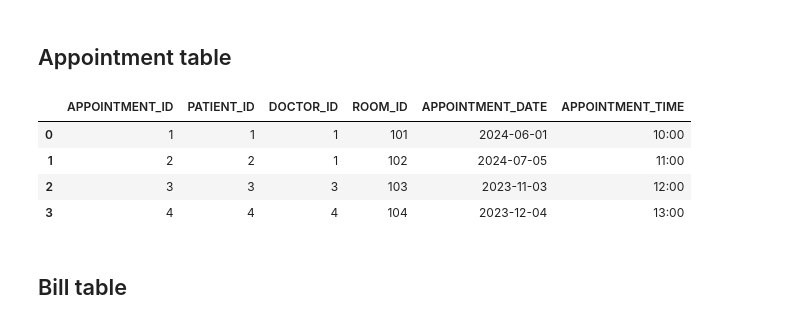
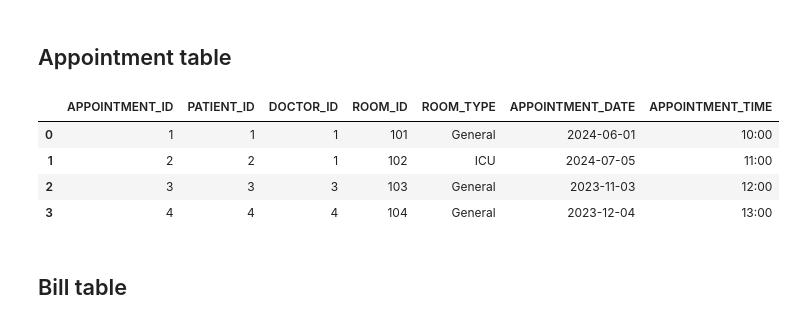
Before and after one commit to TheMagitian/hospital-normalization, a Jupyter notebook: hospital-normalization.ipynb, the cells around one changed output. Drawn from its saved outputs; the diff is of its cells as text; code cells hidden in the pictures.

```diff
--- a/hospital-normalization.ipynb
+++ b/hospital-normalization.ipynb
@@ -276,28 +277,28 @@ df
 ## Appointment table
 # %%
 appointments = [
-    (1, 1, 1, 101, date(2024, 6, 1), '10:00'),
-    (2, 2, 1, 102, date(2024, 7, 5), '11:00'),
-    (3, 3, 3, 103, date(2023, 11, 3), '12:00'),
-    (4, 4, 4, 104, date(2023, 12, 4), '13:00'),
+    (1, 1, 1, 101, 'General', date(2024, 6, 1), '10:00'),
+    (2, 2, 1, 102, 'ICU', date(2024, 7, 5), '11:00'),
+    (3, 3, 3, 103, 'General', date(2023, 11, 3), '12:00'),
+    (4, 4, 4, 104, 'General', date(2023, 12, 4), '13:00'),
 ]
 
 cursor.executemany("""
-    insert into appointment values(:1, :2, :3, :4, :5, :6)
+    insert into appointment values(:1, :2, :3, :4, :5, :6, :7)
     """, appointments)
 
 cursor.execute("select * from appointment")
 results = cursor.fetchall()
 columns = [col[0] for col in cursor.description]
 
 df = pd.DataFrame(results, columns=columns)
 df
 # %% [output]
-|  | APPOINTMENT_ID | PATIENT_ID | DOCTOR_ID | ROOM_ID | APPOINTMENT_DATE | APPOINTMENT_TIME |
-| 0 | 1 | 1 | 1 | 101 | 2024-06-01 | 10:00 |
-| 1 | 2 | 2 | 1 | 102 | 2024-07-05 | 11:00 |
-| 2 | 3 | 3 | 3 | 103 | 2023-11-03 | 12:00 |
-| 3 | 4 | 4 | 4 | 104 | 2023-12-04 | 13:00 |
+|  | APPOINTMENT_ID | PATIENT_ID | DOCTOR_ID | ROOM_ID | ROOM_TYPE | APPOINTMENT_DATE | APPOINTMENT_TIME |
+| 0 | 1 | 1 | 1 | 101 | General | 2024-06-01 | 10:00 |
+| 1 | 2 | 2 | 1 | 102 | ICU | 2024-07-05 | 11:00 |
+| 2 | 3 | 3 | 3 | 103 | General | 2023-11-03 | 12:00 |
+| 3 | 4 | 4 | 4 | 104 | General | 2023-12-04 | 13:00 |
 # %% [markdown]
 ## Bill table
 # %%
```
Also changed, not shown: parts of 1 cell of this notebook.
